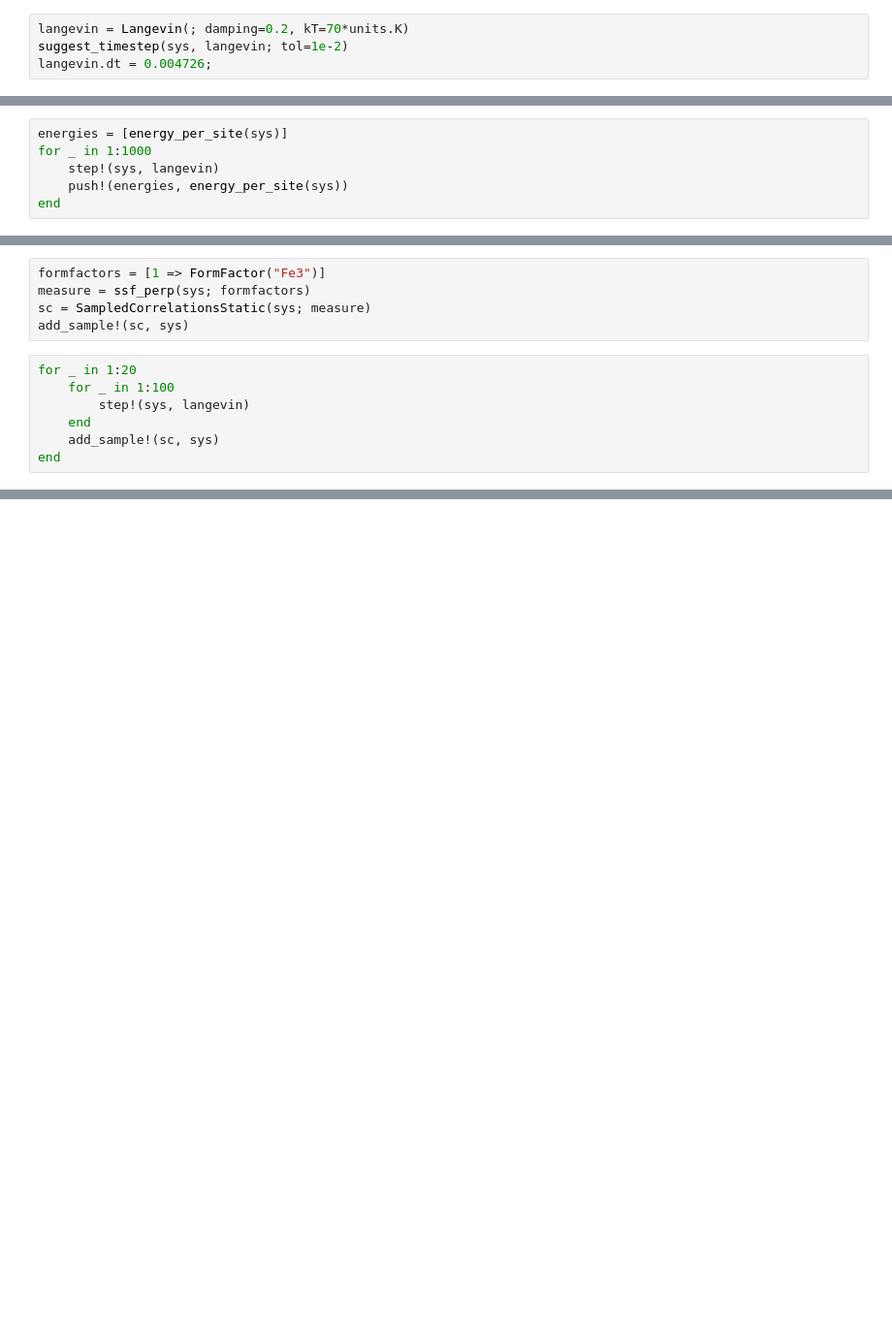
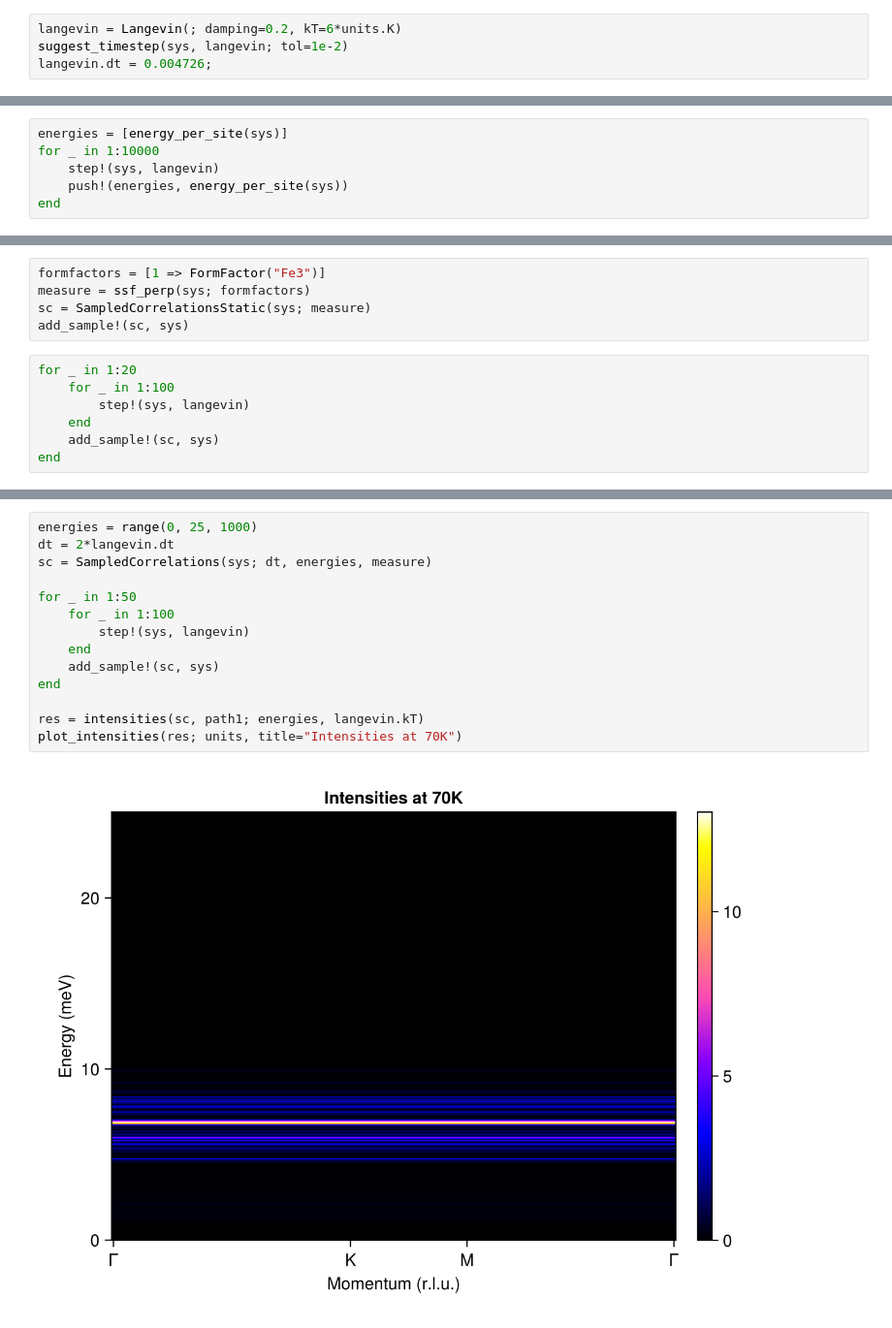
Before and after one commit to LivNoerholm/Kagome-LSWT, a Jupyter notebook: LSWT_jarosite.ipynb, the cells around one changed output, grey strips where cells are left out. Shown at 97% size. Saved outputs shown, nothing was run; the diff lists cells and outputs as text; blank space fills up the shorter version.

Commit message:
langevin dynamics at low T

```diff
--- a/LSWT_jarosite.ipynb
+++ b/LSWT_jarosite.ipynb
@@ -67,5 +74,5 @@ plot_intensities(res3)
 # %%
-langevin = Langevin(; damping=0.2, kT=70*units.K)
+langevin = Langevin(; damping=0.2, kT=6*units.K)
 suggest_timestep(sys, langevin; tol=1e-2)
 langevin.dt = 0.004726;
 # %% [output]
@@ -73,6 +80,6 @@ Consider dt ≈ 0.002536 for this spin configuration at tol = 0.01000.
 # %%
 energies = [energy_per_site(sys)]
-for _ in 1:1000
+for _ in 1:10000
     step!(sys, langevin)
     push!(energies, energy_per_site(sys))
 end
@@ -113,0 +121,16 @@ heatmap(res.data)
+# %%
+energies = range(0, 25, 1000)
+dt = 2*langevin.dt
+sc = SampledCorrelations(sys; dt, energies, measure)
+
+for _ in 1:50
+    for _ in 1:100
+        step!(sys, langevin)
+    end
+    add_sample!(sc, sys)
+end
+
+res = intensities(sc, path1; energies, langevin.kT)
+plot_intensities(res; units, title="Intensities at 70K")
+# %% [output]
+[figure, added]
```
Also changed, not shown: parts of 13 cells of this notebook, 2 other files.
